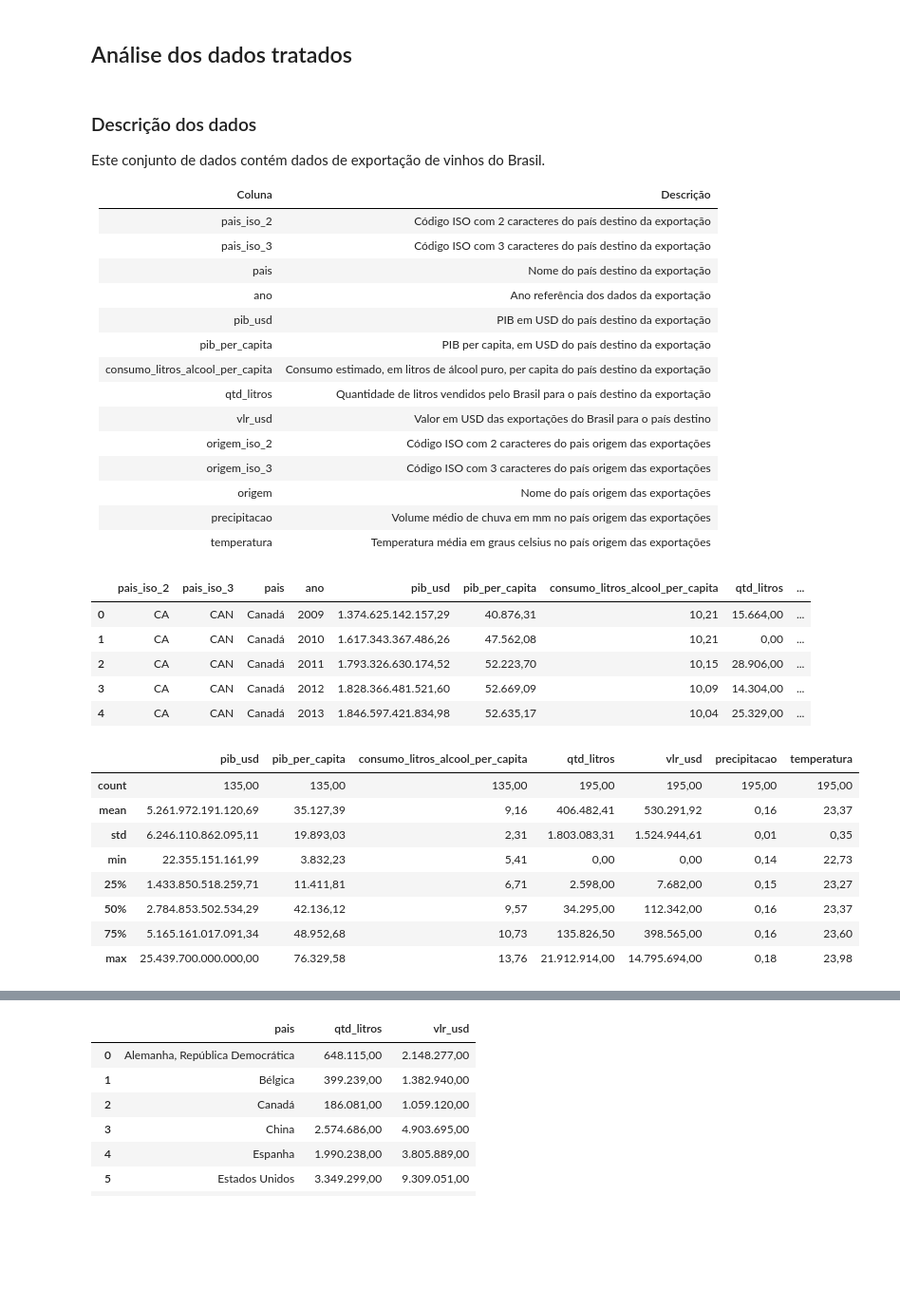
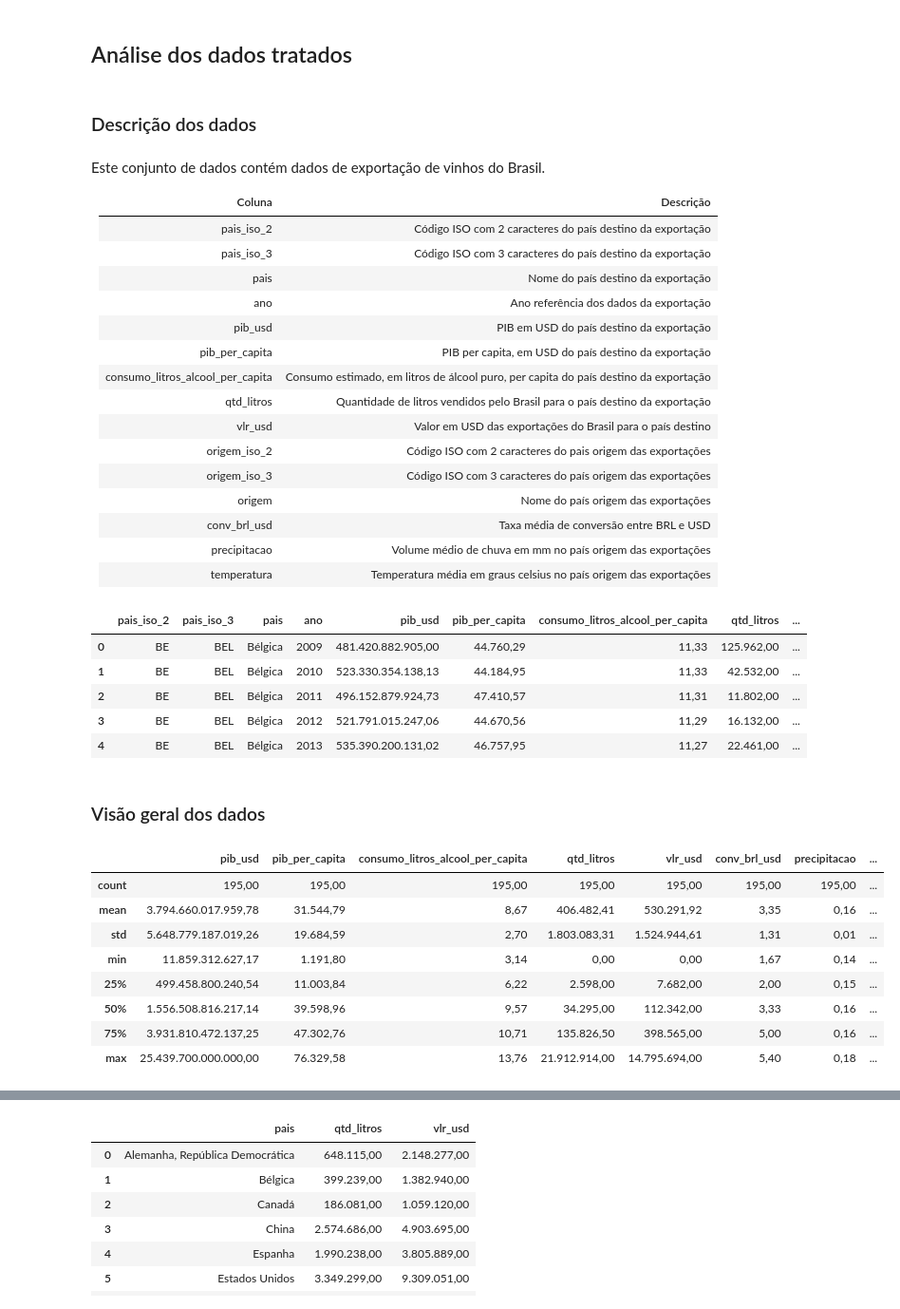
Before and after one commit to edupmon/fiap, a Jupyter notebook: pos-tech/data-analytics/fase-1/04-tech-challenge/fase-1-tech-challenge-data-analytics.ipynb, the cells around one changed output, grey strips where cells are left out. Shown at 95% size. Saved outputs shown, nothing was run; the diff lists cells and outputs as text; code cells hidden in the pictures; blank space fills up the shorter version.

```diff
--- a/pos-tech/data-analytics/fase-1/04-tech-challenge/fase-1-tech-challenge-data-analytics.ipynb
+++ b/pos-tech/data-analytics/fase-1/04-tech-challenge/fase-1-tech-challenge-data-analytics.ipynb
@@ -215,7 +215,7 @@ display(pais_cod_iso.head())
 
 exportacao_analise = pd.merge(exportacao_analise, pais_cod_iso,
                               left_on='pais', right_on='pais',
-                              how='left')
+                              how='left', suffixes=(False, False))
 display(exportacao_analise.head())
 # %% [output]
 |  | pais | pais_iso_2 | pais_iso_3 |
@@ -232,0 +233,10 @@ display(exportacao_analise.head())
+# %%
+# Incluindo a taxa de conversão entre R$ e US$
+
+brl_usd = pd.read_csv('dados/brl-usd.csv')
+display(brl_usd.head())
+
+exportacao_analise = pd.merge(exportacao_analise, brl_usd,
+                              left_on='ano', right_on='ano',
+                              how='left', suffixes=(False, False))
+display(exportacao_analise.head())
@@ -295,7 +318,7 @@ banco_mundial.head()
 exportacao_analise = pd.merge(exportacao_analise, banco_mundial,
                               left_on=['pais_iso_3', 'ano'],
                               right_on=['pais_iso_3', 'ano'],
-                              how='left')
+                              how='left', suffixes=(False, False))
 
 exportacao_analise.head()
 # %% [output]
@@ -334,10 +357,10 @@ display(exportacao_analise.head())
 exportacao_analise = exportacao_analise[['pais_iso_2', 'pais_iso_3', 'pais',
                                          'ano', 'pib_usd', 'pib_per_capita',
                                          'consumo_litros_alcool_per_capita',
-                                         'qtd_litros', 'vlr_usd',
+                                         'qtd_litros', 'vlr_usd', 'usd_por_litro',
                                          'origem_iso_2', 'origem_iso_3',
-                                         'origem', 'precipitacao',
-                                         'temperatura']]
+                                         'origem', 'conv_brl_usd',
+                                         'precipitacao', 'temperatura']]
 
 exportacao_analise.sort_values(['pais_iso_2', 'ano'], ignore_index=True,
                                inplace=True)
@@ -356,8 +379,8 @@ exportacao_analise.head()
 # %% [markdown]
 ## Análise dos dados tratados
+# %% [markdown]
+### Descrição dos dados
 # %% [markdown]
-### Descrição dos dados
-
 Este conjunto de dados contém dados de exportação de vinhos do Brasil.
 
 |Coluna|Descrição|
@@ -374,30 +397,33 @@ Este conjunto de dados contém dados de exportação de vinhos do Brasil.
 |origem_iso_2|Código ISO com 2 caracteres do pais origem das exportações|
 |origem_iso_3|Código ISO com 3 caracteres do país origem das exportações|
 |origem|Nome do país origem das exportações|
+|conv_brl_usd|Taxa média de conversão entre BRL e USD|
 |precipitacao|Volume médio de chuva em mm no país origem das exportações|
 |temperatura|Temperatura média em graus celsius no país origem das exportações|
 # %%
 exportacao_analise.head()
 # %% [output]
 |  | pais_iso_2 | pais_iso_3 | pais | ano | pib_usd | pib_per_capita | consumo_litros_alcool_per_capita | qtd_litros | ... |
-| 0 | CA | CAN | Canadá | 2009 | 1.374.625.142.157,29 | 40.876,31 | 10,21 | 15.664,00 | ... |
-| 1 | CA | CAN | Canadá | 2010 | 1.617.343.367.486,26 | 47.562,08 | 10,21 | 0,00 | ... |
-| 2 | CA | CAN | Canadá | 2011 | 1.793.326.630.174,52 | 52.223,70 | 10,15 | 28.906,00 | ... |
-| 3 | CA | CAN | Canadá | 2012 | 1.828.366.481.521,60 | 52.669,09 | 10,09 | 14.304,00 | ... |
-| 4 | CA | CAN | Canadá | 2013 | 1.846.597.421.834,98 | 52.635,17 | 10,04 | 25.329,00 | ... |
+| 0 | BE | BEL | Bélgica | 2009 | 481.420.882.905,00 | 44.760,29 | 11,33 | 125.962,00 | ... |
+| 1 | BE | BEL | Bélgica | 2010 | 523.330.354.138,13 | 44.184,95 | 11,33 | 42.532,00 | ... |
+| 2 | BE | BEL | Bélgica | 2011 | 496.152.879.924,73 | 47.410,57 | 11,31 | 11.802,00 | ... |
+| 3 | BE | BEL | Bélgica | 2012 | 521.791.015.247,06 | 44.670,56 | 11,29 | 16.132,00 | ... |
+| 4 | BE | BEL | Bélgica | 2013 | 535.390.200.131,02 | 46.757,95 | 11,27 | 22.461,00 | ... |
+# %% [markdown]
+### Visão geral dos dados
 # %%
 # Estatistica descritiva dos dados
 exportacao_analise[['pib_usd', 'pib_per_capita',
-                    'consumo_litros_alcool_per_capita',
-                    'qtd_litros', 'vlr_usd', 'precipitacao',
+                    'consumo_litros_alcool_per_capita', 'qtd_litros',
+                    'vlr_usd', 'conv_brl_usd', 'precipitacao',
                     'temperatura']].describe()
 # %% [output]
-|  | pib_usd | pib_per_capita | consumo_litros_alcool_per_capita | qtd_litros | vlr_usd | precipitacao | temperatura |
-| count | 135,00 | 135,00 | 135,00 | 195,00 | 195,00 | 195,00 | 195,00 |
-| mean | 5.261.972.191.120,69 | 35.127,39 | 9,16 | 406.482,41 | 530.291,92 | 0,16 | 23,37 |
-| std | 6.246.110.862.095,11 | 19.893,03 | 2,31 | 1.803.083,31 | 1.524.944,61 | 0,01 | 0,35 |
-| min | 22.355.151.161,99 | 3.832,23 | 5,41 | 0,00 | 0,00 | 0,14 | 22,73 |
-| 25% | 1.433.850.518.259,71 | 11.411,81 | 6,71 | 2.598,00 | 7.682,00 | 0,15 | 23,27 |
-| 50% | 2.784.853.502.534,29 | 42.136,12 | 9,57 | 34.295,00 | 112.342,00 | 0,16 | 23,37 |
-| 75% | 5.165.161.017.091,34 | 48.952,68 | 10,73 | 135.826,50 | 398.565,00 | 0,16 | 23,60 |
-| max | 25.439.700.000.000,00 | 76.329,58 | 13,76 | 21.912.914,00 | 14.795.694,00 | 0,18 | 23,98 |
+|  | pib_usd | pib_per_capita | consumo_litros_alcool_per_capita | qtd_litros | vlr_usd | conv_brl_usd | precipitacao | ... |
+| count | 195,00 | 195,00 | 195,00 | 195,00 | 195,00 | 195,00 | 195,00 | ... |
+| mean | 3.794.660.017.959,78 | 31.544,79 | 8,67 | 406.482,41 | 530.291,92 | 3,35 | 0,16 | ... |
+| std | 5.648.779.187.019,26 | 19.684,59 | 2,70 | 1.803.083,31 | 1.524.944,61 | 1,31 | 0,01 | ... |
+| min | 11.859.312.627,17 | 1.191,80 | 3,14 | 0,00 | 0,00 | 1,67 | 0,14 | ... |
+| 25% | 499.458.800.240,54 | 11.003,84 | 6,22 | 2.598,00 | 7.682,00 | 2,00 | 0,15 | ... |
+| 50% | 1.556.508.816.217,14 | 39.598,96 | 9,57 | 34.295,00 | 112.342,00 | 3,33 | 0,16 | ... |
+| 75% | 3.931.810.472.137,25 | 47.302,76 | 10,71 | 135.826,50 | 398.565,00 | 5,00 | 0,16 | ... |
+| max | 25.439.700.000.000,00 | 76.329,58 | 13,76 | 21.912.914,00 | 14.795.694,00 | 5,40 | 0,18 | ... |
```
Also changed, not shown: parts of 22 cells of this notebook, 4 other files.
